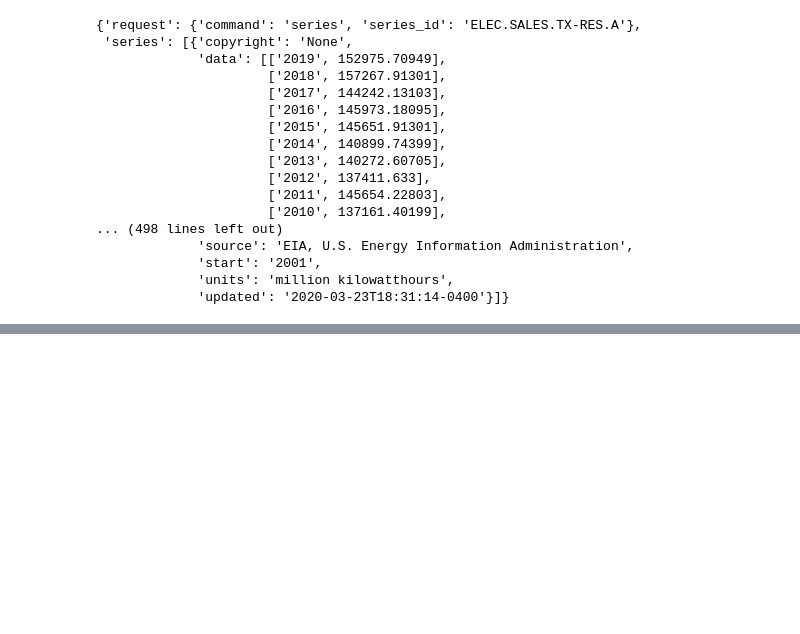
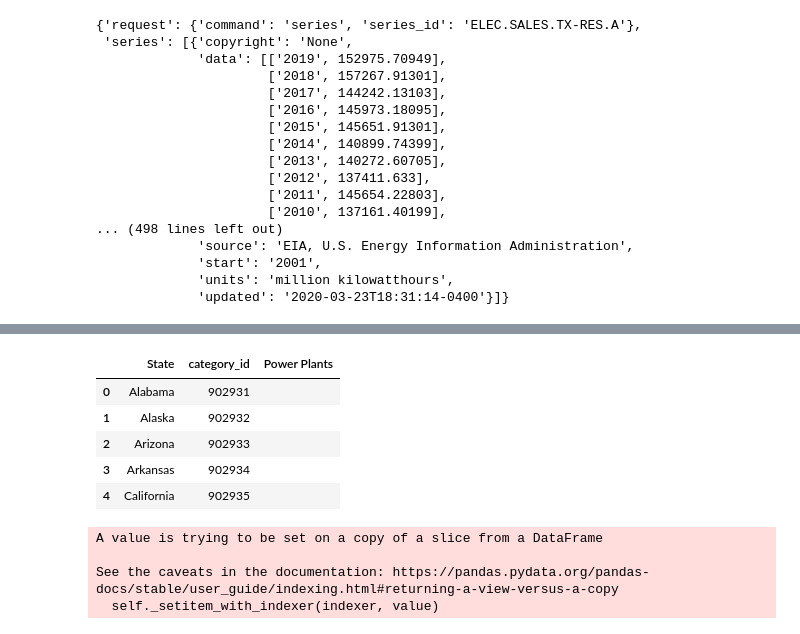
Before and after one commit to gpivaro/Project_1, a Jupyter notebook: Gabriel_Notebook.ipynb, the cells around one changed output, grey strips where cells are left out. Cells and saved outputs as stored; diff of their text form; code cells hidden in the pictures; blank space fills up the shorter version.

```diff
--- a/Gabriel_Notebook.ipynb
+++ b/Gabriel_Notebook.ipynb
@@ -164,3 +171,19 @@ for i in range(len(state)):
              'start': '2001',
              'units': 'million kilowatthours',
              'updated': '2020-03-23T18:31:14-0400'}]}
+# %%
+# Category
+url = "http://api.eia.gov/category/?"
+
+category_id = "1017"
+
+# Build query URL
+query_url = url + "api_key=" + EIA_Key + "&category_id=" + category_id
+
+print(query_url)
+
+# Request data using the API
+eia_response = requests.get(query_url).json()
+
+# Print the response of the request
+pprint(eia_response)
@@ -166,0 +215,35 @@ for i in range(len(state)):
+# %%
+power_plants_state_df = pd.DataFrame({'State':name_state, 'category_id': category_id,'Power Plants':''})
+power_plants_state_df.head()
+# %% [output]
+|  | State | category_id | Power Plants |
+| 0 | Alabama | 902931 |  |
+| 1 | Alaska | 902932 |  |
+| 2 | Arizona | 902933 |  |
+| 3 | Arkansas | 902934 |  |
+| 4 | California | 902935 |  |
+# %%
+# Category: Number of power plants by state
+url = "http://api.eia.gov/category/?"
+
+
+for row, index in power_plants_state_df.iterrows():
+
+    category_id = str(power_plants_state_df['category_id'].iloc[row])
+
+    # Build query URL
+    query_url = url + "api_key=" + EIA_Key + "&category_id=" + category_id
+
+#     print(query_url)
+
+
+    # Request data using the API
+    eia_response = requests.get(query_url).json()
+
+    # Load
+    power_plants_state_df['Power Plants'].iloc[row] = len(eia_response['category']['childcategories'])
+# %% [output]
+A value is trying to be set on a copy of a slice from a DataFrame
+
+See the caveats in the documentation: https://pandas.pydata.org/pandas-docs/stable/user_guide/indexing.html#returning-a-view-versus-a-copy
+  self._setitem_with_indexer(indexer, value)
```
Also changed, not shown: parts of 10 cells of this notebook, 5 other files.
